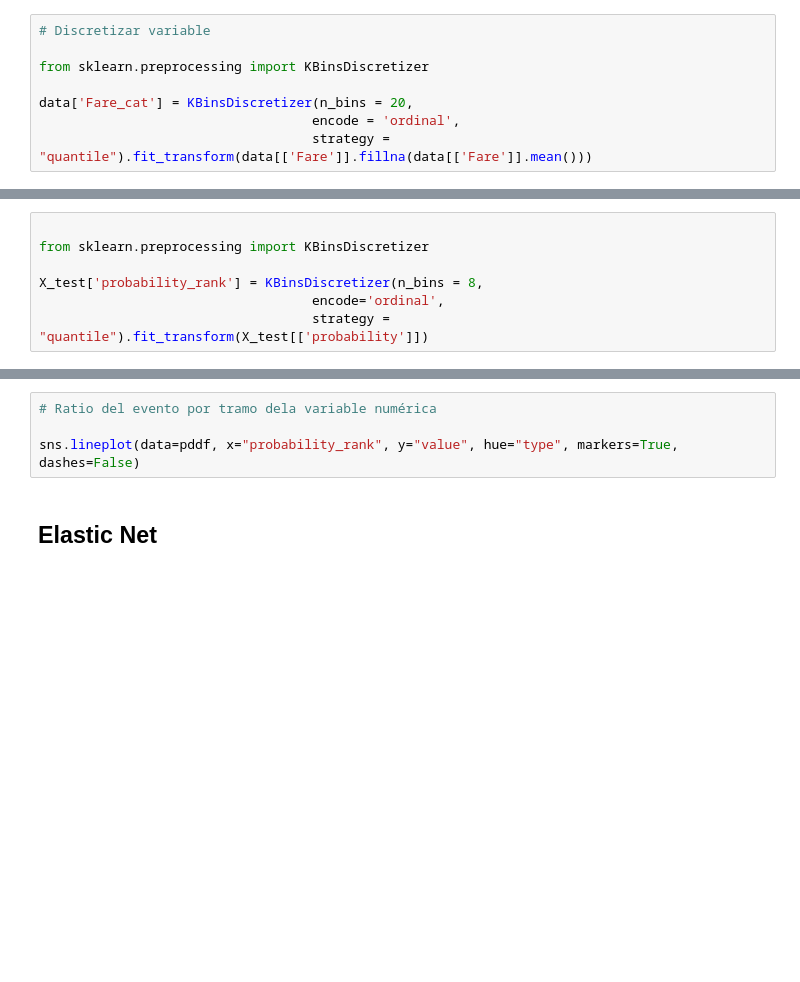
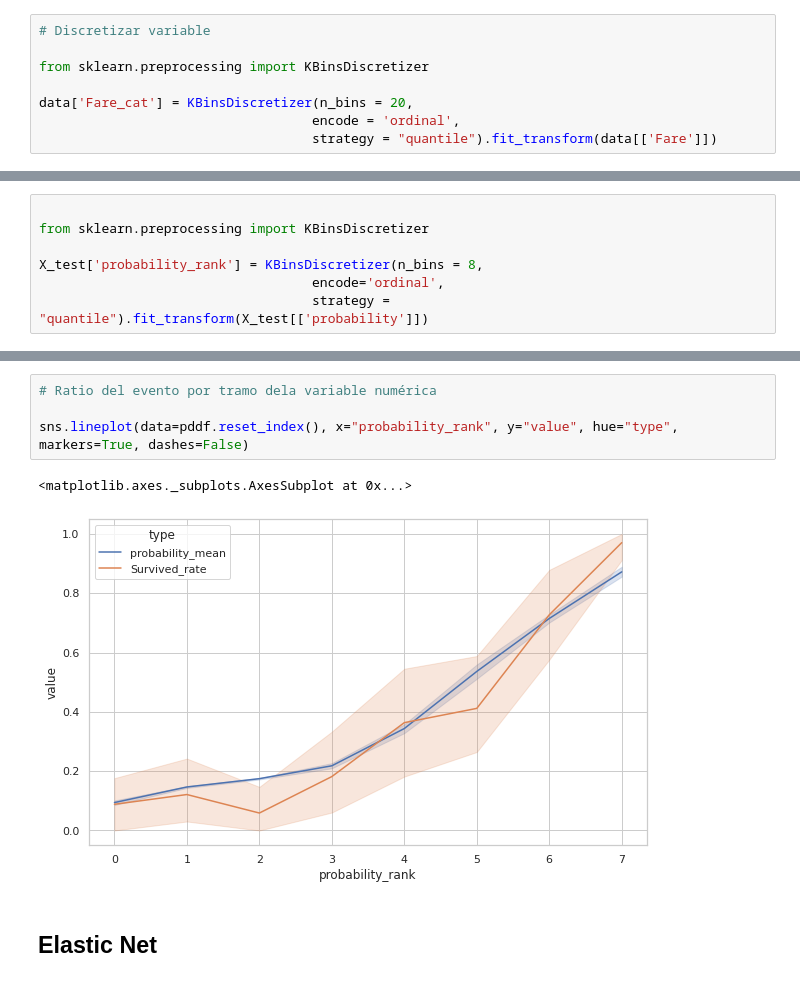
Before and after one commit to JCaballerot/Machine-Learning-Program, a Jupyter notebook: Supervised_models/Logistic_regression/Lab_Titanic.ipynb, the cells around one changed output, grey strips where cells are left out. Saved outputs shown, nothing was run; the diff lists cells and outputs as text; blank space fills up the shorter version.

```diff
--- a/Supervised_models/Logistic_regression/Lab_Titanic.ipynb
+++ b/Supervised_models/Logistic_regression/Lab_Titanic.ipynb
@@ -147,6 +199,6 @@ from sklearn.preprocessing import KBinsDiscretizer
 
 data['Fare_cat'] = KBinsDiscretizer(n_bins = 20,
                                    encode = 'ordinal',
-                                   strategy = "quantile").fit_transform(data[['Fare']].fillna(data[['Fare']].mean()))
+                                   strategy = "quantile").fit_transform(data[['Fare']])
 # %%
 sns.displot(data['Fare_cat'], palette = 'hls', discrete=True)
@@ -456,7 +808,10 @@ pddf
 # %%
 # Ratio del evento por tramo dela variable numérica
 
-sns.lineplot(data=pddf, x="probability_rank", y="value", hue="type", markers=True, dashes=False)
+sns.lineplot(data=pddf.reset_index(), x="probability_rank", y="value", hue="type", markers=True, dashes=False)
+# %% [output]
+<matplotlib.axes._subplots.AxesSubplot at 0x...>
+[figure, added]
 # %% [markdown]
 ## Elastic Net
 # %%
```
Also changed, not shown: parts of 67 cells of this notebook.
